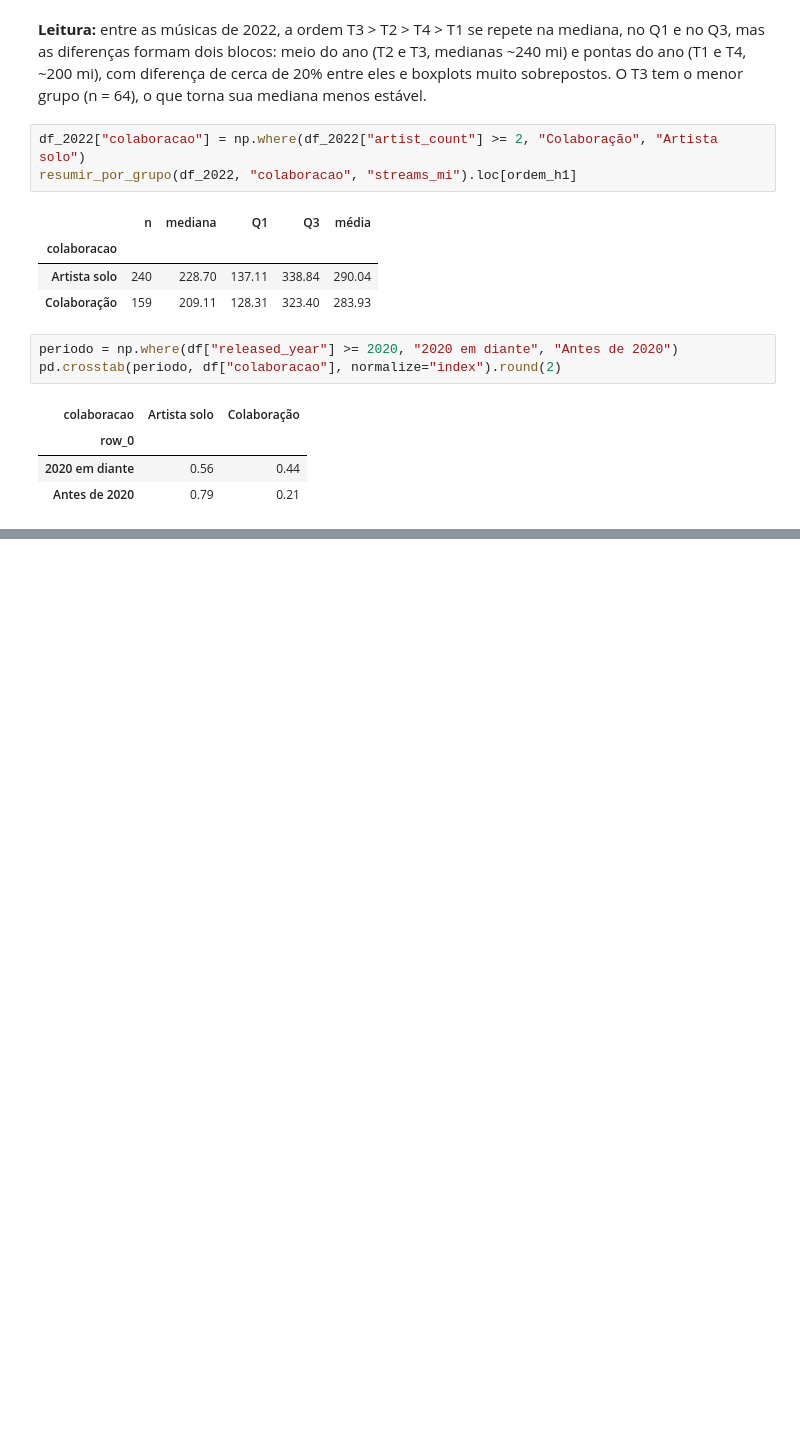
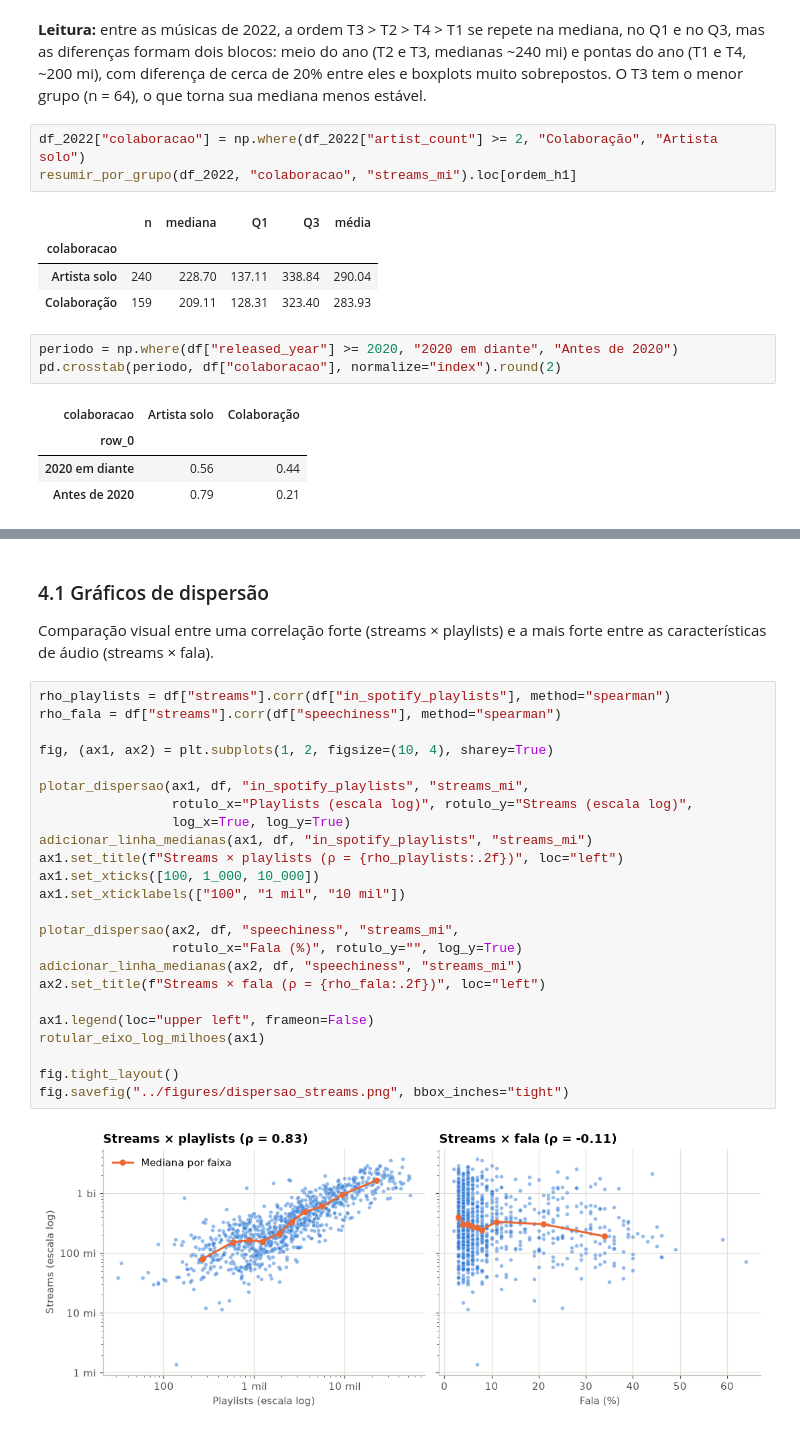
Before and after one commit to CarlosEduardodeCamposOlivera/spotify-streams-analysis, a Jupyter notebook: notebooks/03_analise_descritiva.ipynb, the cells around one changed output, grey strips where cells are left out. Drawn from its saved outputs; the diff is of its cells as text; blank space fills up the shorter version.

```diff
--- a/notebooks/03_analise_descritiva.ipynb
+++ b/notebooks/03_analise_descritiva.ipynb
@@ -516,0 +632,30 @@ pd.crosstab(periodo, df["colaboracao"], normalize="index").round(2)
+# %% [markdown]
+### 4.1 Gráficos de dispersão
+Comparação visual entre uma correlação forte (streams × playlists) e a mais forte entre as
+características de áudio (streams × fala).
+# %%
+rho_playlists = df["streams"].corr(df["in_spotify_playlists"], method="spearman")
+rho_fala = df["streams"].corr(df["speechiness"], method="spearman")
+
+fig, (ax1, ax2) = plt.subplots(1, 2, figsize=(10, 4), sharey=True)
+
+plotar_dispersao(ax1, df, "in_spotify_playlists", "streams_mi",
+                 rotulo_x="Playlists (escala log)", rotulo_y="Streams (escala log)",
+                 log_x=True, log_y=True)
+adicionar_linha_medianas(ax1, df, "in_spotify_playlists", "streams_mi")
+ax1.set_title(f"Streams × playlists (ρ = {rho_playlists:.2f})", loc="left")
+ax1.set_xticks([100, 1_000, 10_000])
+ax1.set_xticklabels(["100", "1 mil", "10 mil"])
+
+plotar_dispersao(ax2, df, "speechiness", "streams_mi",
+                 rotulo_x="Fala (%)", rotulo_y="", log_y=True)
+adicionar_linha_medianas(ax2, df, "speechiness", "streams_mi")
+ax2.set_title(f"Streams × fala (ρ = {rho_fala:.2f})", loc="left")
+
+ax1.legend(loc="upper left", frameon=False)
+rotular_eixo_log_milhoes(ax1)
+
+fig.tight_layout()
+fig.savefig("../figures/dispersao_streams.png", bbox_inches="tight")
+# %% [output]
+[figure, added]
```
Also changed, not shown: parts of 13 cells of this notebook, 4 other files.
